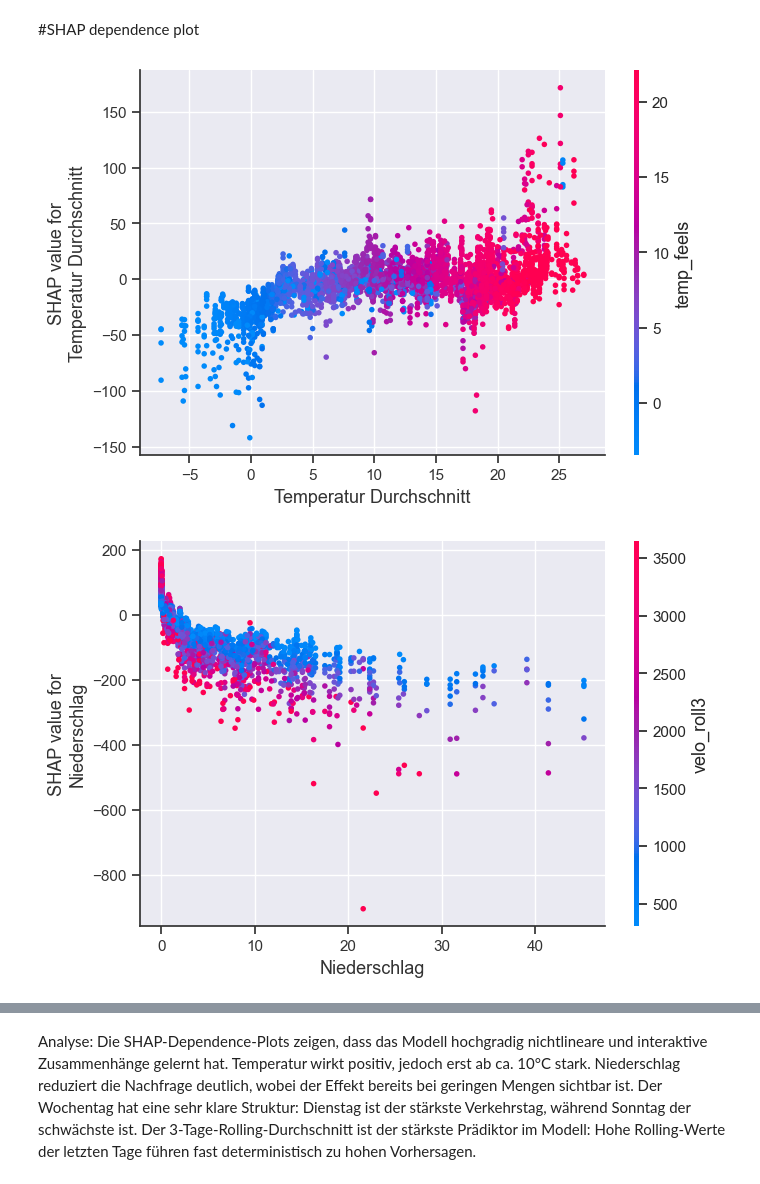
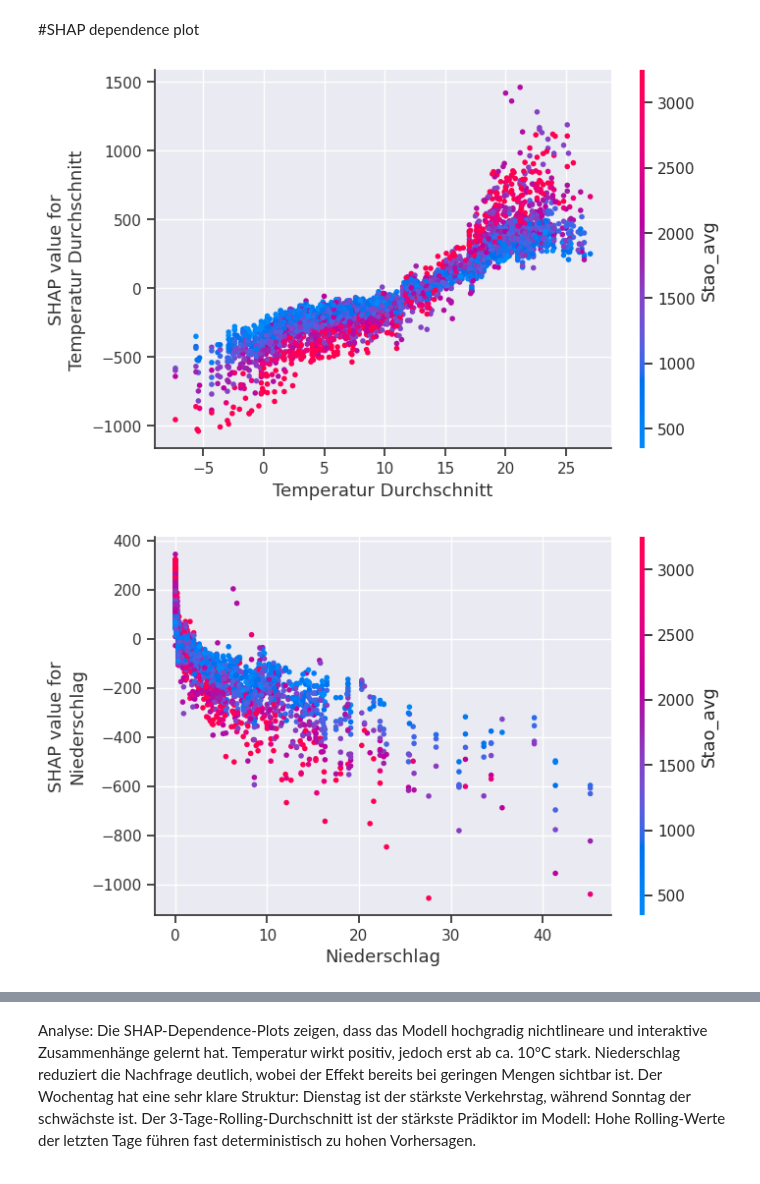
Before and after one commit to CommitmentIssues418/M3_VeloCheckZH, a Jupyter notebook: notebooks/04_model_evaluation.ipynb, the cells around one changed output, grey strips where cells are left out. Saved outputs shown, nothing was run; the diff lists cells and outputs as text; code cells hidden in the pictures.

```diff
--- a/notebooks/04_model_evaluation.ipynb
+++ b/notebooks/04_model_evaluation.ipynb
@@ -19,6 +25,10 @@ from xgboost import XGBRegressor
 
 sns.set()
 
-df = pd.read_csv("../data/processed/data_for_model_engineered.csv")
+df = pd.read_csv("/content/drive/MyDrive/CAS/VeloCheckZH/data/processed/data_for_model_engineered_modelled.csv")
+#df = pd.read_csv("../data/processed/data_for_model_engineered_modelled.csv")
 df.head()
+df["Standort_ID"] = df["Standort_ID"].astype("category")
+df['Stao_avg'] = df.groupby('Standort_ID')['Velo'].transform('mean')
+df.info()
 # %% [output]
@@ -36,16 +56,19 @@ TARGET = "Velo"
 
 exclude = [
     "Velo",
-    "Velo_log",       # nur falls vorhanden
-    "Datum",          # rohes Datum nicht direkt ins Modell
+    # "Velo_log",       # nur falls vorhanden
+    "Datum",            # rohes Datum nicht direkt ins Modell
     "Standort_ID",
     "Koord_Ost",
     "Koord_Nord",
     "year",
     "week",
+    #"month",
     "quarter",
-    # "day_of_year",
+    "day_of_year",
     "year_length",
+    "velo_roll7",
+    "weekend"
 ]
 
 features = [c for c in df.columns if c not in exclude]
@@ -86,15 +124,19 @@ X_train, X_test, y_train, y_test = train_test_split(
 # %%
 #Train model
-# Linear Model
+
+
 xgb = XGBRegressor(
-    n_estimators=400,
+    n_estimators=500,
     max_depth=8,
     learning_rate=0.05,
     subsample=0.8,
     colsample_bytree=0.8,
     objective="reg:squarederror",
     random_state=42,
-    n_jobs=-1
+    n_jobs=-1,
+    enable_categorical=True
 )
 xgb.fit(X_train, y_train)
 y_pred_xgb = xgb.predict(X_test)
+
+evaluate_model("XGBoost", y_test, y_pred_xgb, results)
@@ -235,13 +298,13 @@ Insgesamt zeigt die Feature-Importance-Analyse, dass das Modell robuste, realist
 # %% [markdown]
 #SHAP dependence plot
 # %%
-shap.dependence_plot("Temperatur Durchschnitt", shap_values, X_test)
+shap.dependence_plot("Temperatur Durchschnitt", shap_values, X_test, interaction_index = "Stao_avg")
 # %% [output]
-[figure, old version]
+[figure, new version]
 # %%
 shap.dependence_plot("Niederschlag", shap_values, X_test)
 # %% [output]
-[figure, old version]
+[figure, new version]
 # %%
 shap.dependence_plot("weekday", shap_values, X_test)
 # %% [output]
```
Also changed, not shown: parts of 28 cells of this notebook, 4 other files.
